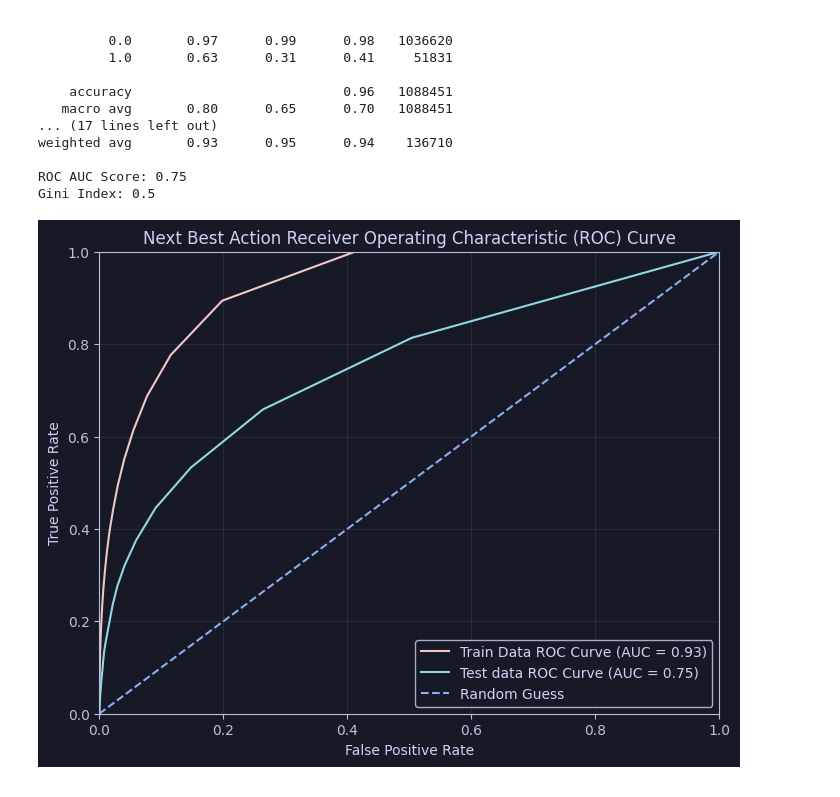
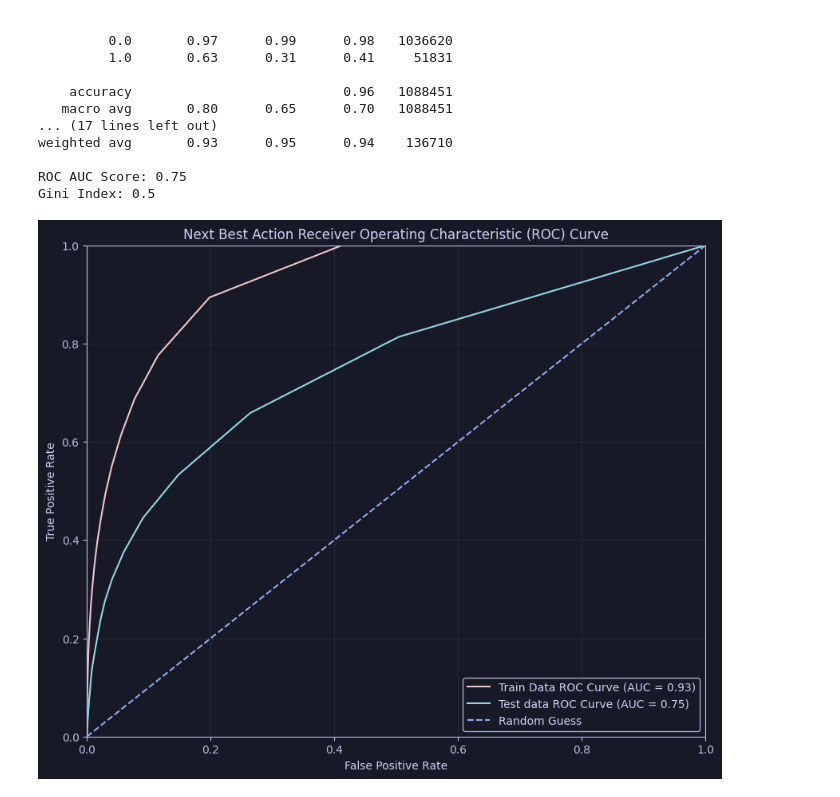
Before and after one commit to DNM1008/NBA-Test, a Jupyter notebook: NBA Full Parallel.ipynb, the cells around one changed output. Cells and saved outputs as stored; diff of their text form; code cells hidden in the pictures.

```diff
--- a/NBA Full Parallel.ipynb
+++ b/NBA Full Parallel.ipynb
@@ -266,35 +266,35 @@ roc_train_colour = "#f0c6c6"
 roc_test_colour = "#91d7e3"
 # %%
 # Setting up the plot
-plt.figure(figsize=(8, 6), facecolor=background_color)
+plt.figure(figsize=(10, 8), facecolor=background_color)
 ax = plt.gca()  # Get the current Axes
 ax.set_facecolor(background_color)  # Set the background color of the Axes
 
 # Customize axis colors
 ax.tick_params(axis='x', colors=axis_colour)  # Set x-axis tick color
 ax.tick_params(axis='y', colors=axis_colour)  # Set y-axis tick color
 ax.spines['bottom'].set_color(axis_colour)  # Set bottom spine color
 ax.spines['left'].set_color(axis_colour)    # Set left spine color
 ax.spines['top'].set_color(axis_colour)  # Set bottom spine color
 ax.spines['right'].set_color(axis_colour)    # Set left spine color
 
 # Plotting
 
 # Plot the ROC curve
 plt.plot(fpr_train, tpr_train, color=roc_train_colour, label=f'Train Data ROC Curve (AUC = {roc_auc_train:.2f})')
 plt.plot(fpr_test, tpr_test, color=roc_test_colour, label=f'Test data ROC Curve (AUC = {roc_auc_test:.2f})')
 plt.plot([0, 1], [0, 1], color=guess_colour, linestyle='--', label='Random Guess')
 plt.xlabel('False Positive Rate', color=text_colour)  # White text for better contrast
 plt.ylabel('True Positive Rate', color=text_colour)  # White text for better contrast
 plt.title('Next Best Action Receiver Operating Characteristic (ROC) Curve', color=text_colour)
 plt.legend(loc='lower right', facecolor=background_color, edgecolor=text_colour, labelcolor=text_colour)
 plt.grid(alpha=0.1, color=axis_colour)  # Adjust grid line color for visibility
 
 # Set the x and y limits to start at 0
 plt.xlim(0, 1)  # x-axis starts at 0
 plt.ylim(0, 1)  # y-axis starts at 0
 
 plt.savefig('results/NBA_ROC.png')
 plt.show()
 # %% [output]
-[figure, old version]
+[figure, new version]
```
Also changed, not shown: 3 other files.
